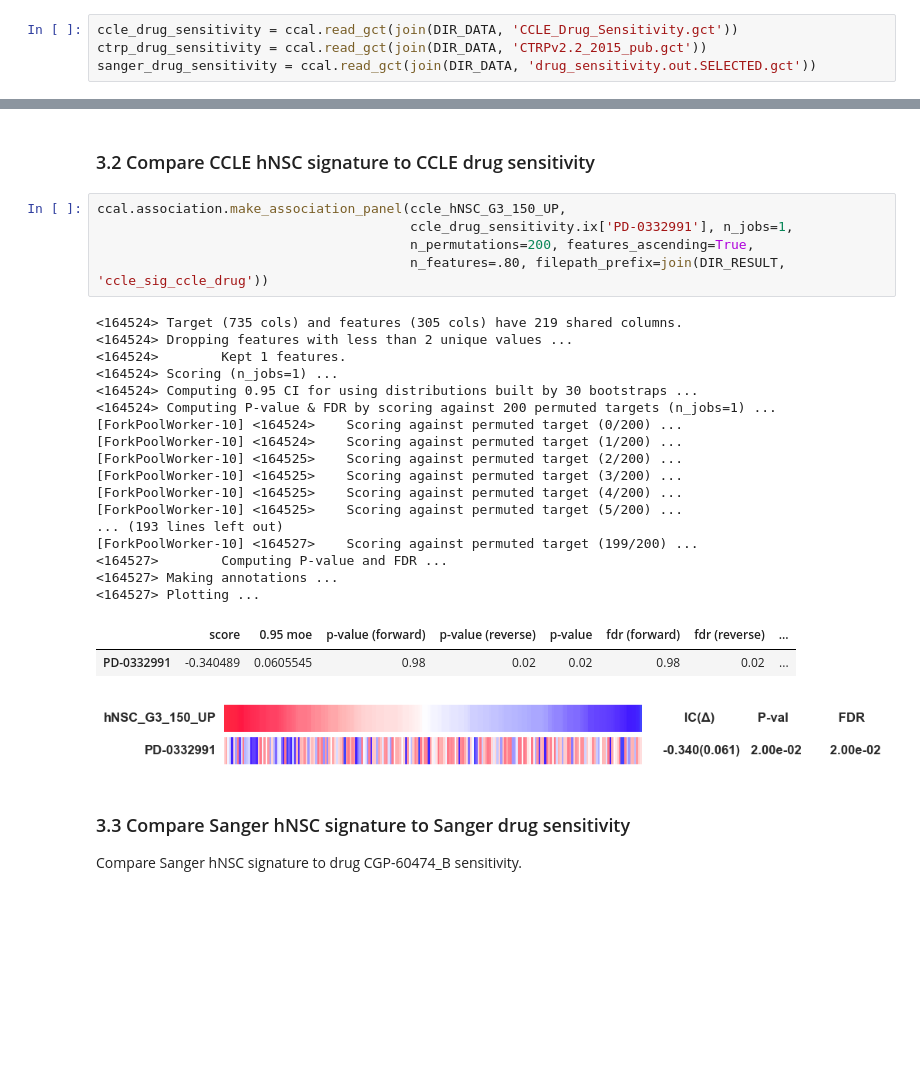
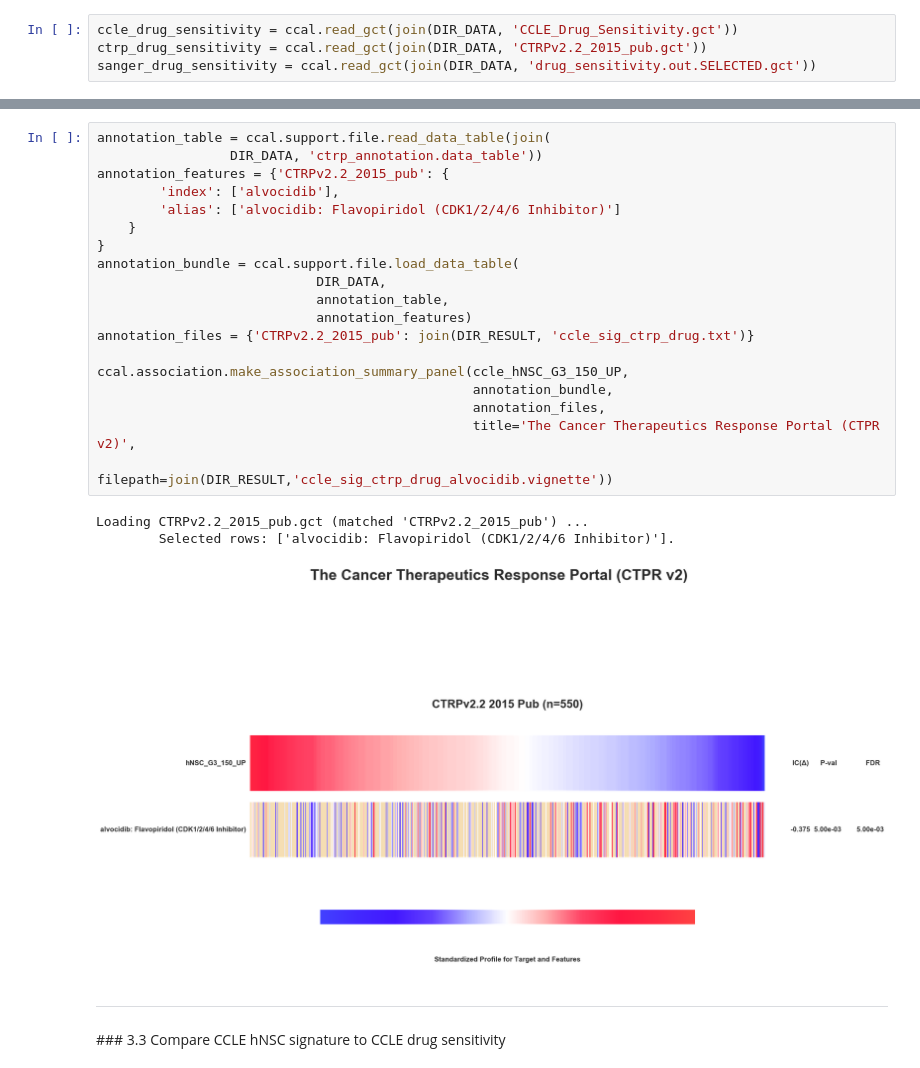
Before and after one commit to KateMedet/discover, a Jupyter notebook: notebooks/discover_analysis.ipynb, the cells around one changed output, grey strips where cells are left out. Drawn from its saved outputs; the diff is of its cells as text; blank space fills up the shorter version.

```diff
--- a/notebooks/discover_analysis.ipynb
+++ b/notebooks/discover_analysis.ipynb
@@ -85,32 +159,26 @@ ccal.association.make_association_panel(ccle_hNSC_G3_150_UP, ctrp_drug_sensitivi
+# %%
+annotation_table = ccal.support.file.read_data_table(join(
+                 DIR_DATA, 'ctrp_annotation.data_table'))
+annotation_features = {'CTRPv2.2_2015_pub': {
+        'index': ['alvocidib'],
+        'alias': ['alvocidib: Flavopiridol (CDK1/2/4/6 Inhibitor)']
+    }
+}
+annotation_bundle = ccal.support.file.load_data_table(
+                            DIR_DATA,
+                            annotation_table,
+                            annotation_features)
+annotation_files = {'CTRPv2.2_2015_pub': join(DIR_RESULT, 'ccle_sig_ctrp_drug.txt')}
+
+ccal.association.make_association_summary_panel(ccle_hNSC_G3_150_UP,
+                                                annotation_bundle,
+                                                annotation_files,
+                                                title='The Cancer Therapeutics Response Portal (CTPR v2)',
+                                                filepath=join(DIR_RESULT,'ccle_sig_ctrp_drug_alvocidib.vignette'))
+# %% [output]
+Loading CTRPv2.2_2015_pub.gct (matched 'CTRPv2.2_2015_pub') ...
+        Selected rows: ['alvocidib: Flavopiridol (CDK1/2/4/6 Inhibitor)'].
+[figure, added]
 # %% [markdown]
-### 3.2 Compare CCLE hNSC signature to CCLE drug sensitivity
+<hr style="border: none; border-bottom: 1px solid #88BBEE;">
+### 3.3 Compare CCLE hNSC signature to CCLE drug sensitivity
-# %%
-ccal.association.make_association_panel(ccle_hNSC_G3_150_UP,
-                                        ccle_drug_sensitivity.ix['PD-0332991'], n_jobs=1,
-                                        n_permutations=200, features_ascending=True,
-                                        n_features=.80, filepath_prefix=join(DIR_RESULT, 'ccle_sig_ccle_drug'))
-# %% [output]
-<164524> Target (735 cols) and features (305 cols) have 219 shared columns.
-<164524> Dropping features with less than 2 unique values ...
-<164524>        Kept 1 features.
-<164524> Scoring (n_jobs=1) ...
-<164524> Computing 0.95 CI for using distributions built by 30 bootstraps ...
-<164524> Computing P-value & FDR by scoring against 200 permuted targets (n_jobs=1) ...
-[ForkPoolWorker-10] <164524>    Scoring against permuted target (0/200) ...
-[ForkPoolWorker-10] <164524>    Scoring against permuted target (1/200) ...
-[ForkPoolWorker-10] <164525>    Scoring against permuted target (2/200) ...
-[ForkPoolWorker-10] <164525>    Scoring against permuted target (3/200) ...
-[ForkPoolWorker-10] <164525>    Scoring against permuted target (4/200) ...
-[ForkPoolWorker-10] <164525>    Scoring against permuted target (5/200) ...
-... (193 lines left out)
-[ForkPoolWorker-10] <164527>    Scoring against permuted target (199/200) ...
-<164527>        Computing P-value and FDR ...
-<164527> Making annotations ...
-<164527> Plotting ...
-|  | score | 0.95 moe | p-value (forward) | p-value (reverse) | p-value | fdr (forward) | fdr (reverse) | ... |
-| PD-0332991 | -0.340489 | 0.0605545 | 0.98 | 0.02 | 0.02 | 0.98 | 0.02 | ... |
-[figure, removed]
-# %% [markdown]
-### 3.3 Compare Sanger hNSC signature to Sanger drug sensitivity
-
-Compare Sanger hNSC signature to drug CGP-60474_B sensitivity.
```
Also changed, not shown: parts of 14 cells of this notebook, 16 other files.
